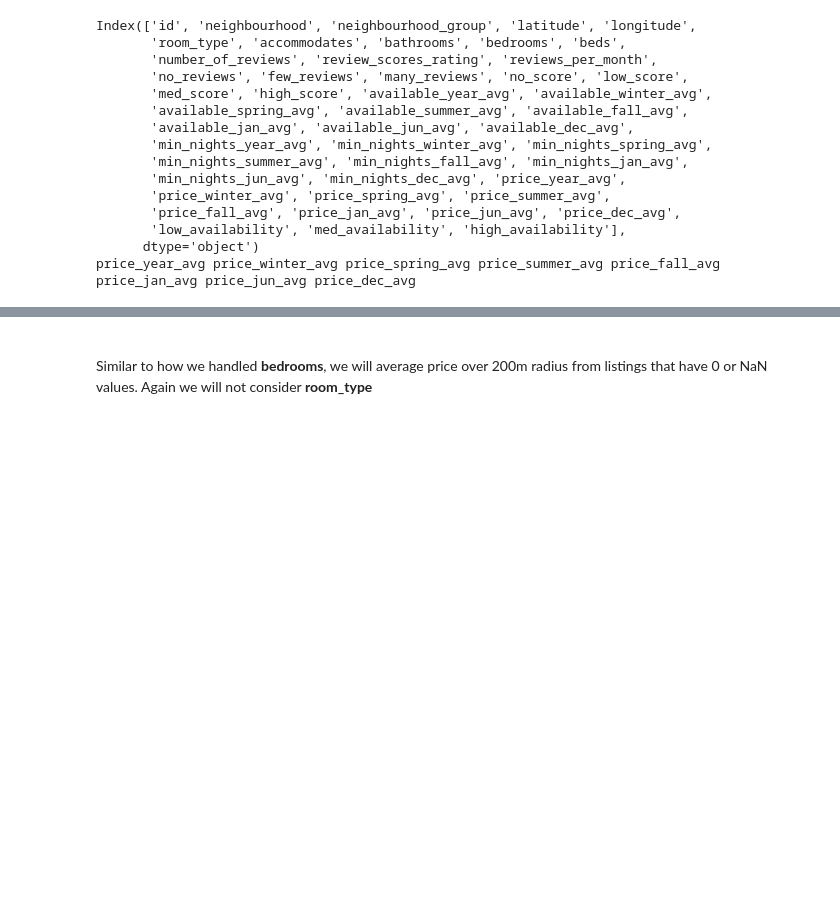
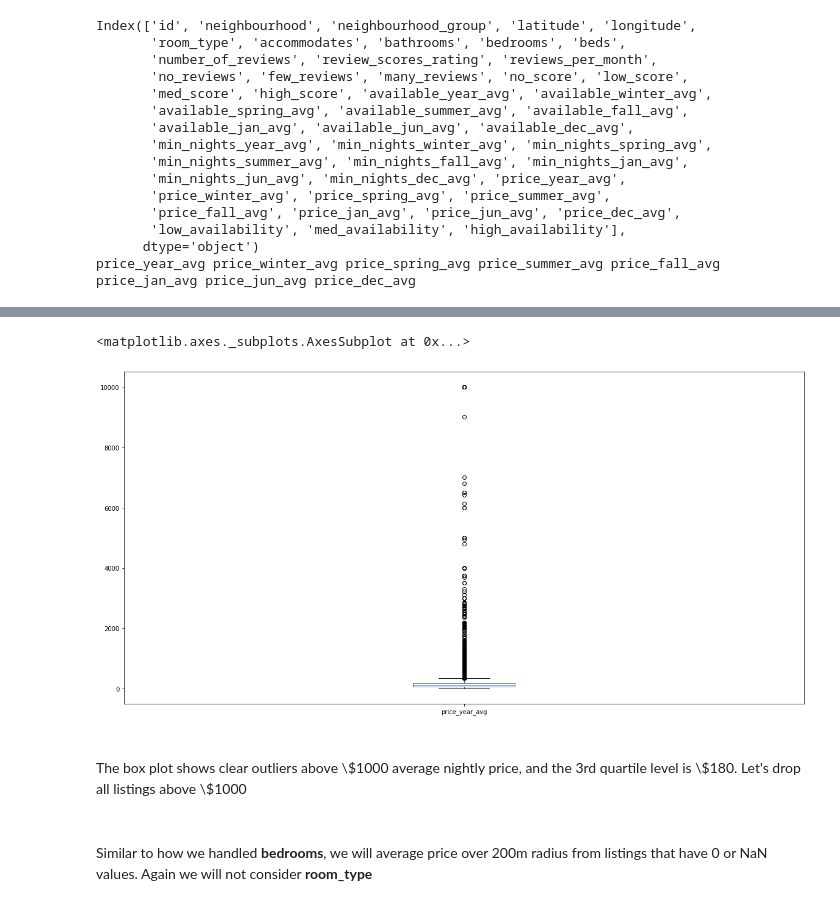
Before and after one commit to bruceplai/ml-capstone, a Jupyter notebook: airbnb.ipynb, the cells around one changed output, grey strips where cells are left out. Drawn from its saved outputs; the diff is of its cells as text; code cells hidden in the pictures; blank space fills up the shorter version.

```diff
--- a/airbnb.ipynb
+++ b/airbnb.ipynb
@@ -932,3 +939,11 @@ listings_merge.head()
+# %%
+listings_merge.price_year_avg.plot(kind='box', figsize=(20, 10))
+# %% [output]
+<matplotlib.axes._subplots.AxesSubplot at 0x...>
+[figure, added]
+# %% [markdown]
+<br/>
+<p>The box plot shows clear outliers above \$1000 average nightly price, and the 3rd quartile level is \$180.  Let's drop all listings above \$1000</p>
 # %%
 listings_merge = listings_merge.loc[
     (listings_merge.price_year_avg <= 1000) &
```
Also changed, not shown: parts of 11 cells of this notebook.
